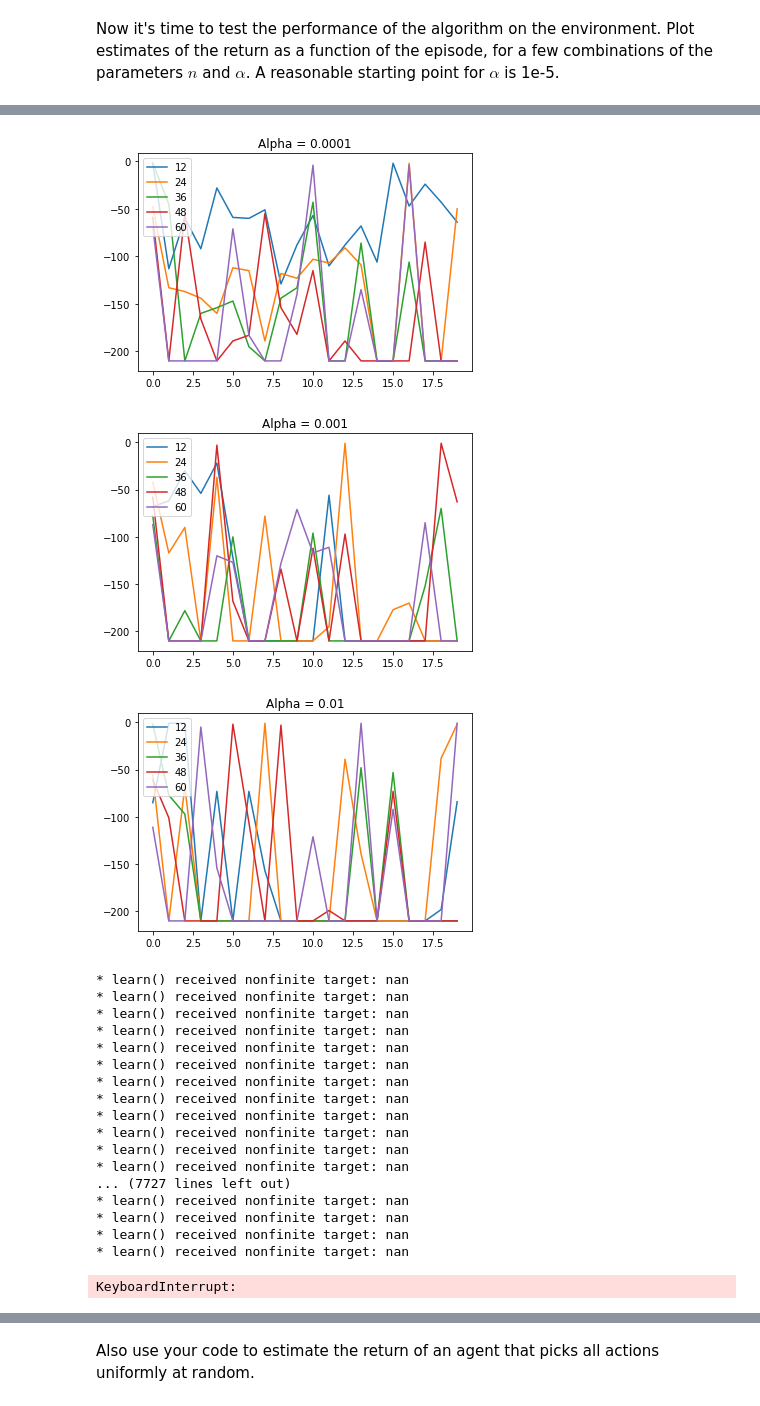
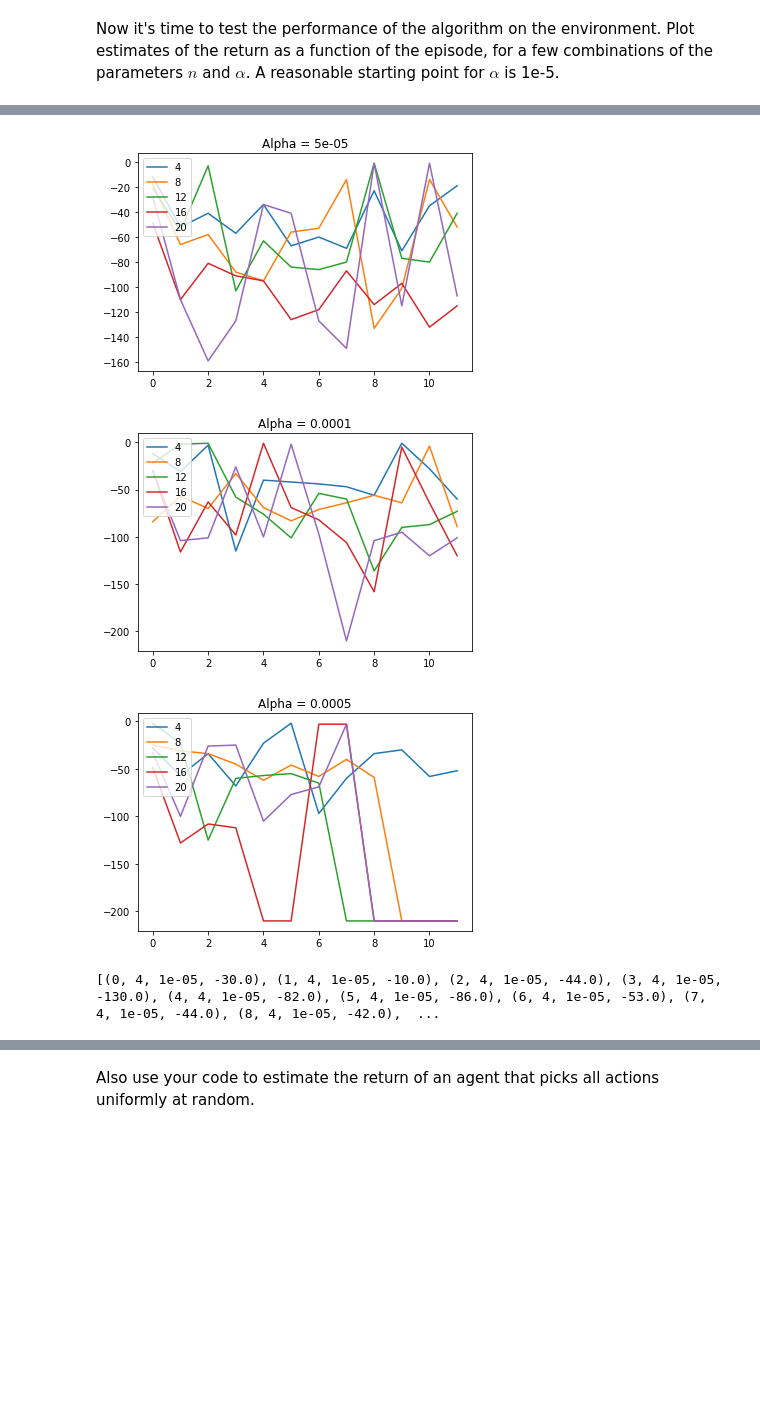
Before and after one commit to ottomattas/INFOMAML, a Jupyter notebook: Assignments/AML_assignment3.ipynb, the cells around one changed output, grey strips where cells are left out. Drawn from its saved outputs; the diff is of its cells as text; code cells hidden in the pictures; blank space fills up the shorter version.

```diff
--- a/Assignments/AML_assignment3.ipynb
+++ b/Assignments/AML_assignment3.ipynb
@@ -336,11 +336,11 @@ semi_gradient_n_step_q_learning(ValueFunction(1e-5), n=60, epsilon=0.1)
 Now it's time to test the performance of the algorithm on the environment. Plot estimates of the return as a function of the episode, for a few combinations of the parameters $n$ and $\alpha$. A reasonable starting point for $\alpha$ is 1e-5.
 # %%
 # Your code here
-alphas = [1e-5, 1e-4, 1e-3, 1e-2, 1e-1]
-nsteps = [12, 24, 36, 48, 60]
+alphas = [1e-5, 5e-5, 1e-4, 5e-4]
+nsteps = [4, 8, 12, 16, 20]
 estimates = []
 # %%
-episodes = 20
+episodes = 12
 estimates = []
 plotdata = dict()
 
@@ -364,21 +364,4 @@ print(estimates)
-[figure, old version]
+[figure, new version]
-[figure, old version]
+[figure, new version]
-[figure, old version]
+[figure, new version]
-* learn() received nonfinite target: nan
-* learn() received nonfinite target: nan
-* learn() received nonfinite target: nan
-* learn() received nonfinite target: nan
-* learn() received nonfinite target: nan
-* learn() received nonfinite target: nan
-* learn() received nonfinite target: nan
-* learn() received nonfinite target: nan
-* learn() received nonfinite target: nan
-* learn() received nonfinite target: nan
-* learn() received nonfinite target: nan
-* learn() received nonfinite target: nan
-... (7727 lines left out)
-* learn() received nonfinite target: nan
-* learn() received nonfinite target: nan
-* learn() received nonfinite target: nan
-* learn() received nonfinite target: nan
+[(0, 4, 1e-05, -30.0), (1, 4, 1e-05, -10.0), (2, 4, 1e-05, -44.0), (3, 4, 1e-05, -130.0), (4, 4, 1e-05, -82.0), (5, 4, 1e-05, -86.0), (6, 4, 1e-05, -53.0), (7, 4, 1e-05, -44.0), (8, 4, 1e-05, -42.0),  ...
-KeyboardInterrupt:
```
Also changed, not shown: parts of 6 cells of this notebook.
